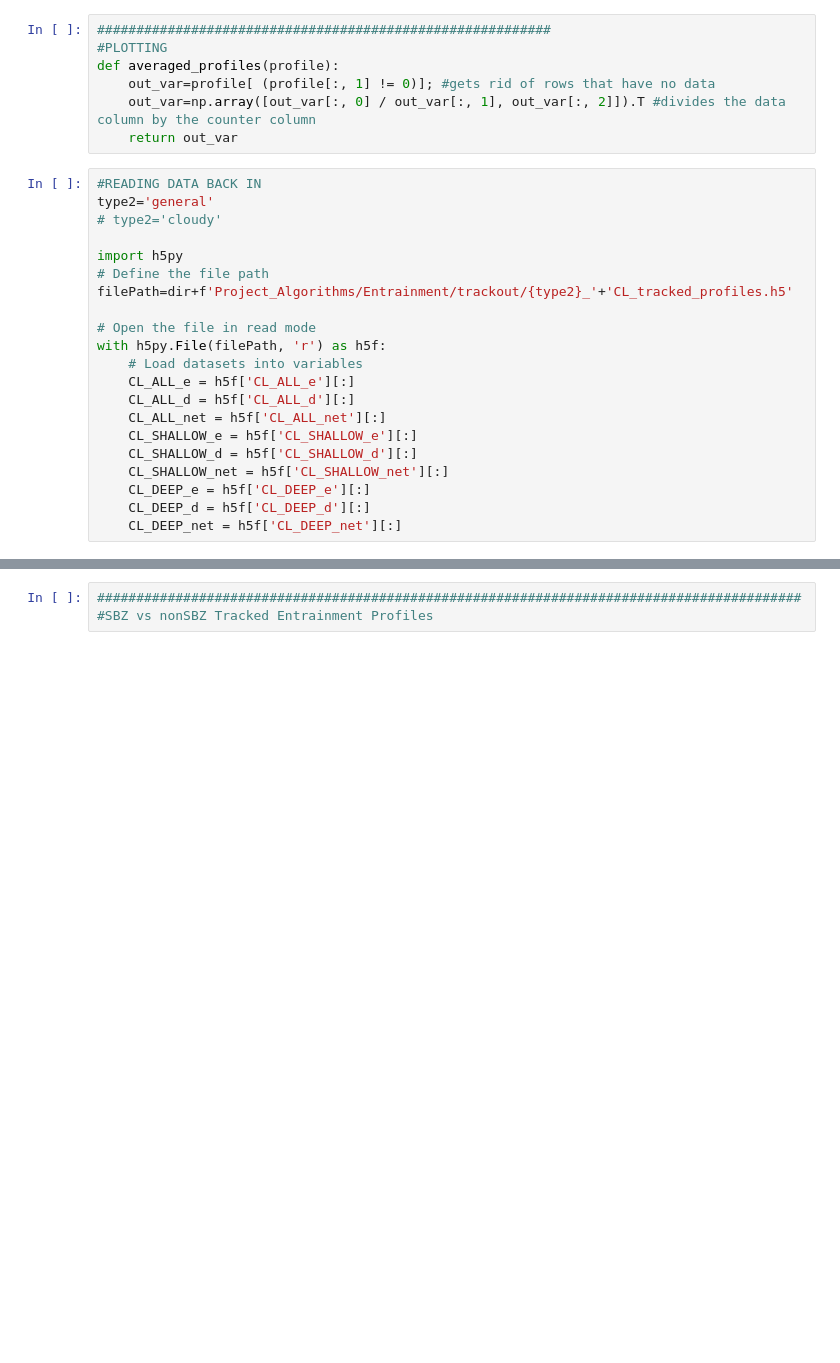
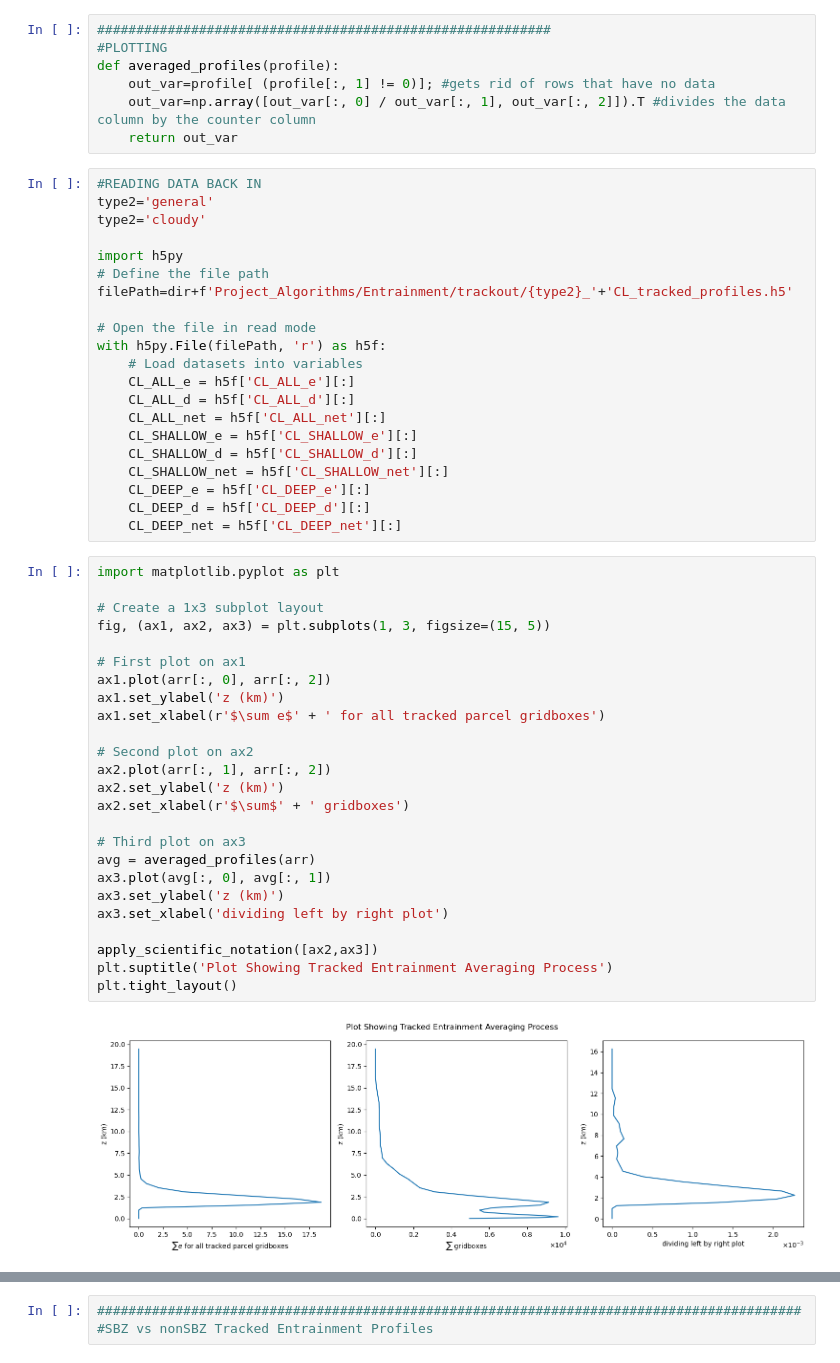
Before and after one commit to torrilab/DCI-Project, a Jupyter notebook: Code/Project_Algorithms/Entrainment/Tracked_Entrainment_Profiles.ipynb, the cells around one changed output, grey strips where cells are left out. Saved outputs shown, nothing was run; the diff lists cells and outputs as text; blank space fills up the shorter version.

```diff
--- a/Code/Project_Algorithms/Entrainment/Tracked_Entrainment_Profiles.ipynb
+++ b/Code/Project_Algorithms/Entrainment/Tracked_Entrainment_Profiles.ipynb
@@ -764,7 +779,7 @@ def averaged_profiles(profile):
 # %%
 #READING DATA BACK IN
 type2='general'
-# type2='cloudy'
+type2='cloudy'
 
 import h5py
 # Define the file path
@@ -782,6 +797,33 @@ with h5py.File(filePath, 'r') as h5f:
     CL_DEEP_e = h5f['CL_DEEP_e'][:]
     CL_DEEP_d = h5f['CL_DEEP_d'][:]
     CL_DEEP_net = h5f['CL_DEEP_net'][:]
+# %%
+import matplotlib.pyplot as plt
+
+# Create a 1x3 subplot layout
+fig, (ax1, ax2, ax3) = plt.subplots(1, 3, figsize=(15, 5))
+
+# First plot on ax1
+ax1.plot(arr[:, 0], arr[:, 2])
+ax1.set_ylabel('z (km)')
+ax1.set_xlabel(r'$\sum e$' + ' for all tracked parcel gridboxes')
+
+# Second plot on ax2
+ax2.plot(arr[:, 1], arr[:, 2])
+ax2.set_ylabel('z (km)')
+ax2.set_xlabel(r'$\sum$' + ' gridboxes')
+
+# Third plot on ax3
+avg = averaged_profiles(arr)
+ax3.plot(avg[:, 0], avg[:, 1])
+ax3.set_ylabel('z (km)')
+ax3.set_xlabel('dividing left by right plot')
+
+apply_scientific_notation([ax2,ax3])
+plt.suptitle('Plot Showing Tracked Entrainment Averaging Process')
+plt.tight_layout()
+# %% [output]
+[figure, added]
 # %%
 #READING DATA BACK IN
 type2='general'
```
Also changed, not shown: parts of 8 cells of this notebook, 26 other files.
